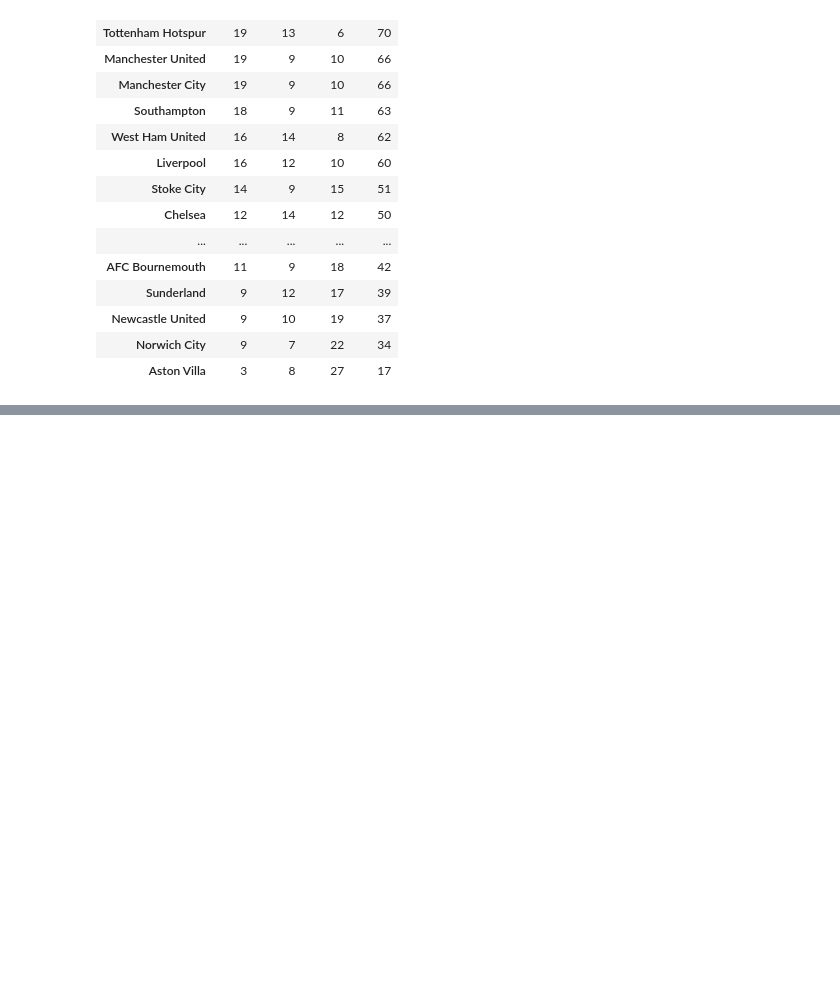
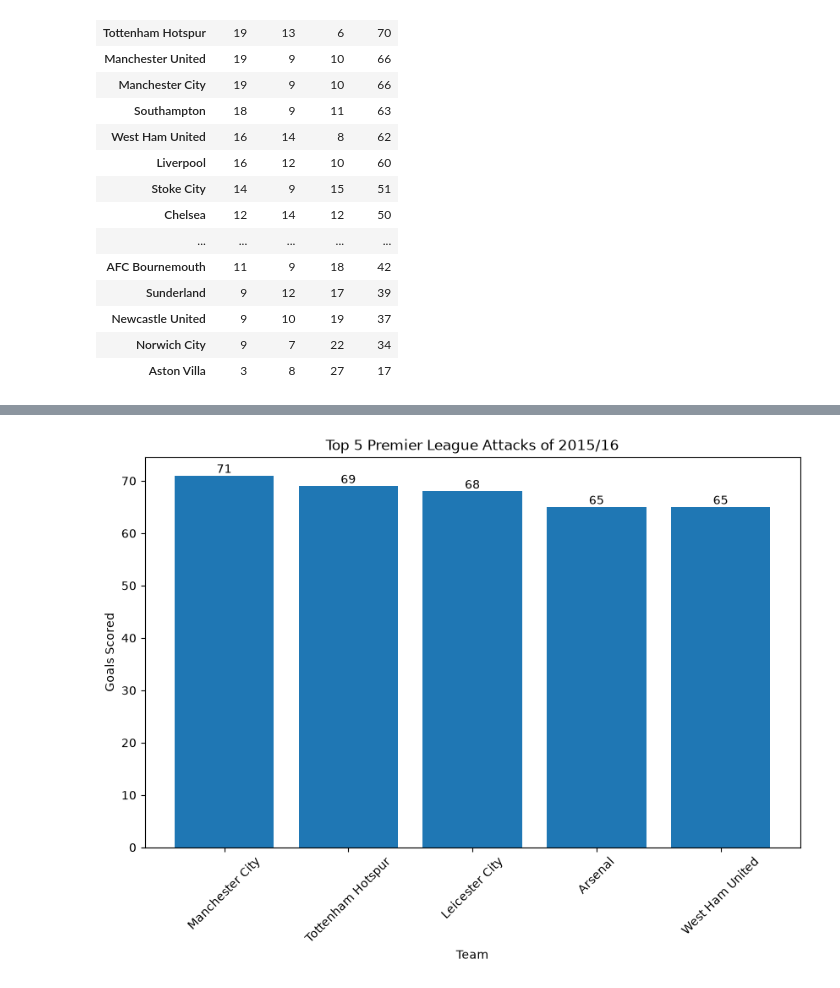
Before and after one commit to kampaww/soccer-analytics, a Jupyter notebook: notebooks/01_exploring_the_data.ipynb, the cells around one changed output, grey strips where cells are left out. Cells and saved outputs as stored; diff of their text form; code cells hidden in the pictures; blank space fills up the shorter version.

Commit message:
Complete Premier League Data analytics project

```diff
--- a/notebooks/01_exploring_the_data.ipynb
+++ b/notebooks/01_exploring_the_data.ipynb
@@ -506,0 +550,7 @@ print(goalsFor)
+# %%
+table["GA"] = goalsAgainst
+# %%
+table["GD"] = goalsFor - goalsAgainst
+# %%
+table = table.sort_values(by=["Points", "GD", "GF"], ascending=False)
+table.head(20)
@@ -506,0 +576,3 @@ print(goalsFor)
+# %%
+topAttacks = table.sort_values(by="GF", ascending=False)
+topAttacks[["Wins", "Points", "GF"]].head(5)
@@ -506,0 +587,20 @@ print(goalsFor)
+# %%
+import matplotlib.pyplot as plt
+
+plt.figure(figsize=(10, 6))
+
+bars = plt.bar(
+    topAttacks.head(5).index,
+    topAttacks["GF"].head(5)
+    )
+
+plt.bar_label(bars)
+
+plt.title("Top 5 Premier League Attacks of 2015/16")
+plt.xlabel("Team")
+plt.ylabel("Goals Scored")
+
+plt.xticks(rotation=45)
+plt.show()
+# %% [output]
+[figure, added]
```
Also changed, not shown: parts of 13 cells of this notebook, 7 other files.
